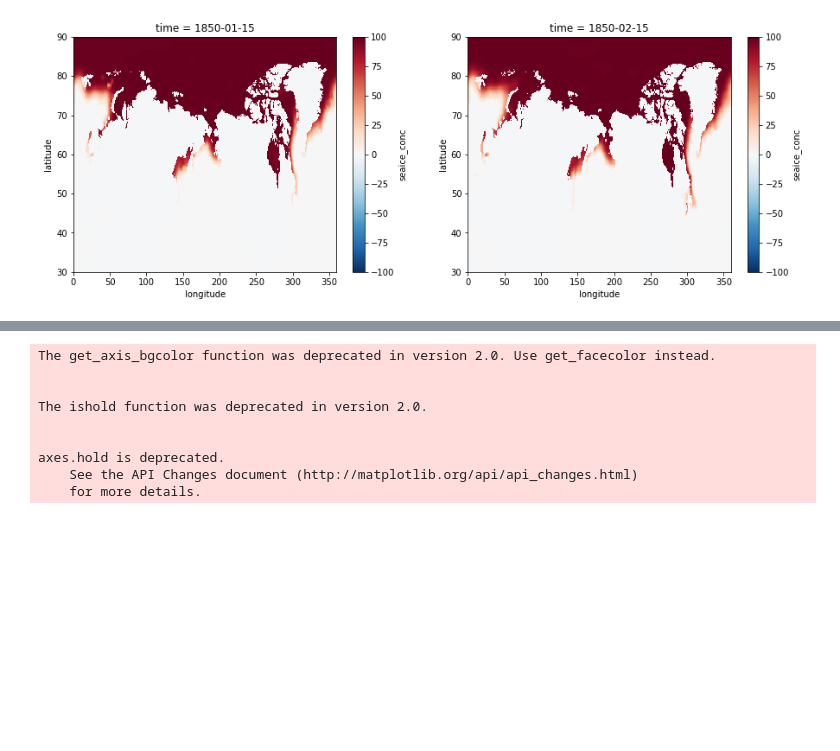
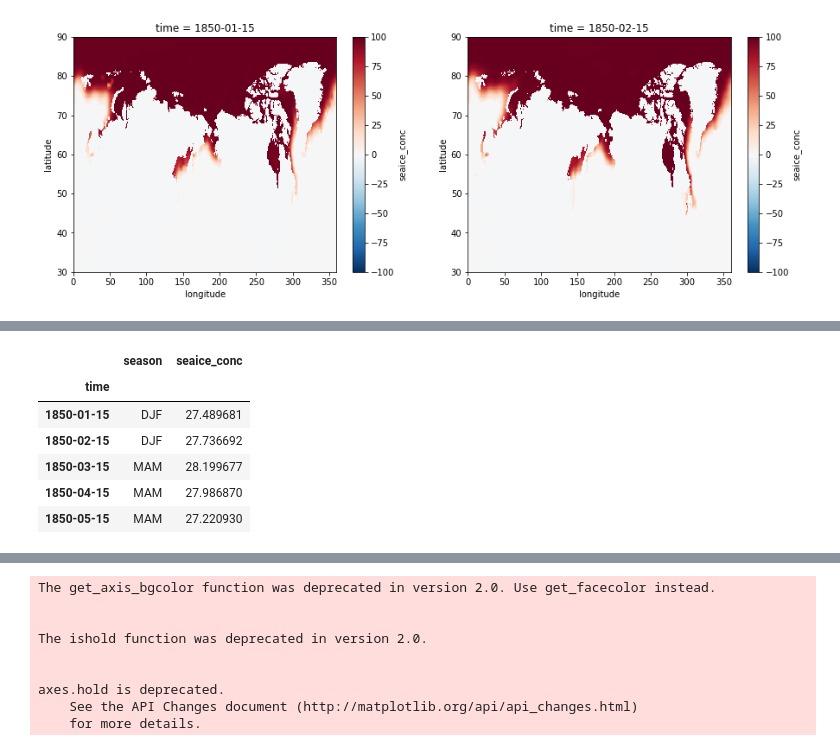
Before and after one commit to hfloresr/ArcticSea, a Jupyter notebook: explore_seaice.ipynb, the cells around one changed output, grey strips where cells are left out. Cells and saved outputs as stored; diff of their text form; code cells hidden in the pictures; blank space fills up the shorter version.

```diff
--- a/explore_seaice.ipynb
+++ b/explore_seaice.ipynb
@@ -139,0 +151,10 @@ se_df = se_df.reset_index()
+# %%
+seas_df.head()
+# %% [output]
+|  | season | seaice_conc |
+| time |  |  |
+| 1850-01-15 | DJF | 27.489681 |
+| 1850-02-15 | DJF | 27.736692 |
+| 1850-03-15 | MAM | 28.199677 |
+| 1850-04-15 | MAM | 27.986870 |
+| 1850-05-15 | MAM | 27.220930 |
```
Also changed, not shown: parts of 25 cells of this notebook.
